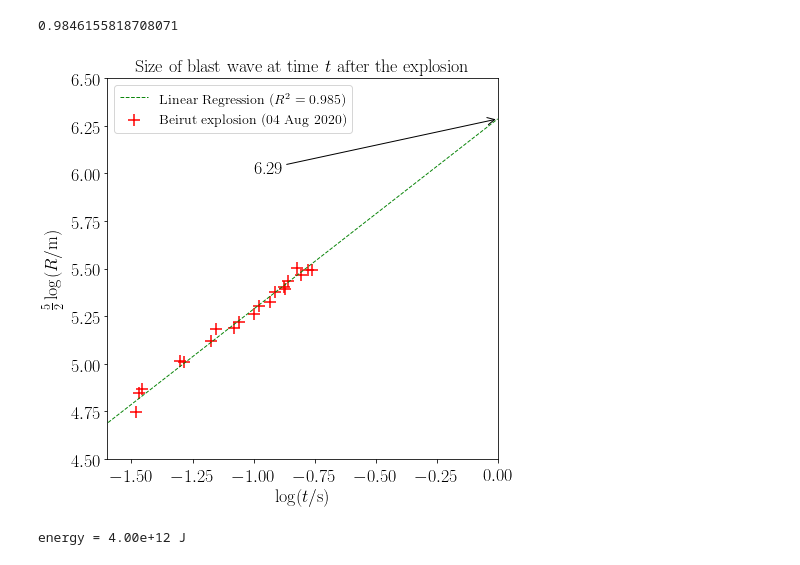
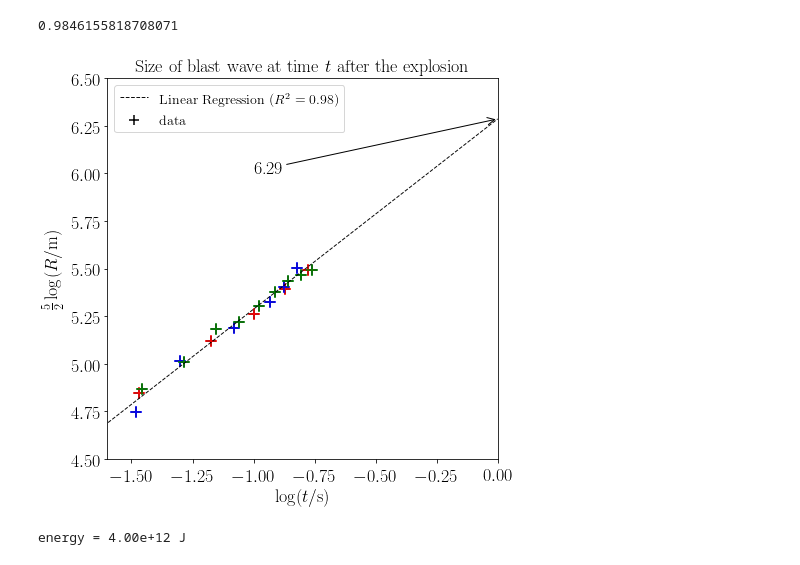
Before and after one commit to jsdiazpo/Physics-Digressions, a Jupyter notebook: Beirut-Explosion.ipynb, the cells around one changed output. Drawn from its saved outputs; the diff is of its cells as text; code cells hidden in the pictures.

```diff
--- a/Beirut-Explosion.ipynb
+++ b/Beirut-Explosion.ipynb
@@ -188,24 +188,3 @@ intercept, slope = model.intercept_, model.coef_[0]
 intercept, slope
 # %% [output]
 (6.286468556173189, 1.0040721707107543)
-# %%
-fig, ax = plt.subplots()
-fig.set_size_inches(7, 7)
-xmin, xmax = -4.5, 0
-ymin, ymax = 7.3, 12
-ax.set_title(r'Size of blast wave at time $t$ after the explosion', fontsize=18)
-ax.scatter(df['log10_t'], df['5/2*log10_R'], s=180, marker='+', color='r', label='data', zorder=10)
-logt2 = np.linspace(-1.8, 0, 2)
-# ax.plot(logt, logt + 11.915, 'b--', label='G.I. Taylor (1950)', linewidth=1, zorder=1, alpha=0.95)
-ax.plot(logt2, model.intercept_ + model.coef_[0] * logt2, 'g--', linewidth=1,
-        label=f'Linear Regression ($R^2 = {r2_score(yhat, y):.2f}$)', zorder=0, alpha=0.95)
-# ax.set_xlim(xmin, xmax)
-# ax.set_ylim(ymin, ymax)
-ax.set_xlabel(r'$\log(t/\mathrm{s})$', fontsize=18)
-ax.set_ylabel(r'$\frac{5}{2}\log(R/\mathrm{cm})$', fontsize=18)
-# ax.set_xticklabels(x_ticks, rotation=0, fontsize=15)
-# ax.set_yticklabels(y_ticks, rotation=0, fontsize=15)
-plt.rc('xtick', labelsize=18)
-plt.rc('ytick', labelsize=18)
-plt.legend(fontsize=14);
-# fig.savefig('plots/BlastWaveSize.pdf', bbox_inches='tight')
@@ -229,28 +206,31 @@ r2_beirut
 # %%
 fig, ax = plt.subplots()
 fig.set_size_inches(7, 7)
 xmin, xmax = -1.6, 0
 ymin, ymax = 4.5, 6.5 #9.5, 11.5
 ax.set_title(r'Size of blast wave at time $t$ after the explosion', fontsize=18)
 # Beirut
-# ax.scatter(dfb['log10_t'], dfb['5/2*log10_R'], s=150, marker='+', color='r', label='Beirut explosion (04 Aug 2020)', zorder=0)
-ax.scatter(df['log10_t'], df['5/2*log10_R'], s=150, marker='+', color='r', label='Beirut explosion (04 Aug 2020)', zorder=0)
+ax.scatter(df['log10_t'], df['5/2*log10_R'], s=100, marker='+', color='k', label='data', zorder=0)
+ax.scatter(df1['log10_t'], df1['5/2*log10_R'], s=150, marker='+', color='r', label='')
+ax.scatter(df2['log10_t'], df2['5/2*log10_R'], s=150, marker='+', color='b', label='')
+ax.scatter(df3['log10_t'], df3['5/2*log10_R'], s=150, marker='+', color='g', label='')
+# ax.scatter(df2['log10_t'], df2['5/2*log10_R'], s=150, marker='+', color='b', zorder=1)
 logt2 = np.linspace(-5, 0, 2)
-ax.plot(logt2, intercept + logt2, 'g--', linewidth=1,
-        label=f'Linear Regression ($R^2 = {r2_beirut:.3f}$)', zorder=1, alpha=0.95)
+ax.plot(logt2, intercept + logt2, 'k--', linewidth=1,
+        label=f'Linear Regression ($R^2 = {r2_beirut:.2f}$)', zorder=1, alpha=0.95)
 
 ax.annotate(f'{intercept:.2f}', xy=(0, intercept), xytext=(-1, 6), arrowprops=dict(facecolor='black', arrowstyle='->'))
 
 ax.set_xlim(xmin, xmax)
 ax.set_ylim(ymin, ymax)
 ax.set_xlabel(r'$\log(t/\mathrm{s})$', fontsize=18)
 ax.set_ylabel(r'$\frac{5}{2}\log(R/\mathrm{m})$', fontsize=18)
 plt.rc('xtick', labelsize=18)
 plt.rc('ytick', labelsize=18)
 plt.legend(fontsize=14, loc='upper left');
-# fig.savefig('plots/BlastWaveSize_Beirut.pdf', bbox_inches='tight')
+fig.savefig('plots/BlastWaveSize_Beirut3.pdf', bbox_inches='tight')
 # %% [output]
-[figure, old version]
+[figure, new version]
 # %%
 # joules to kt of TNT
 j2kt = 1/4.18e12
```
Also changed, not shown: parts of 1 cell of this notebook.
